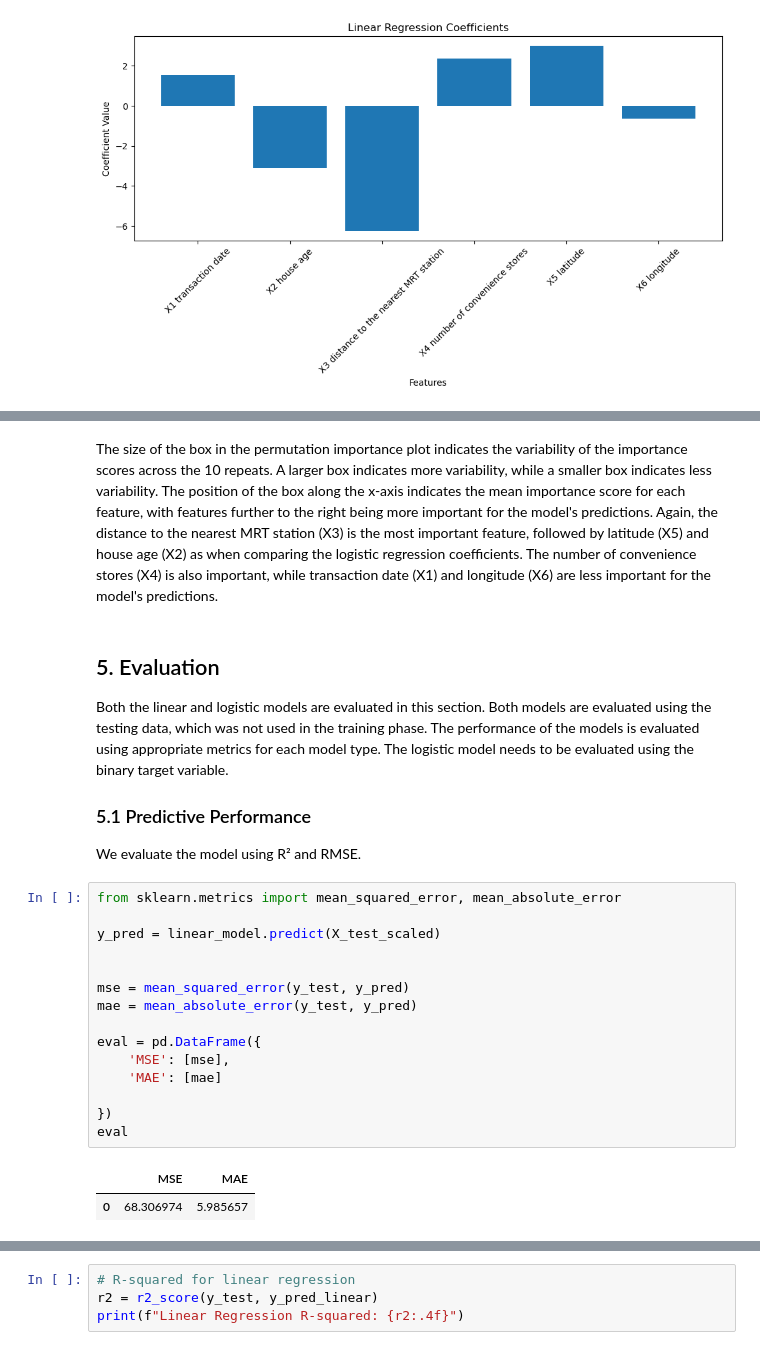
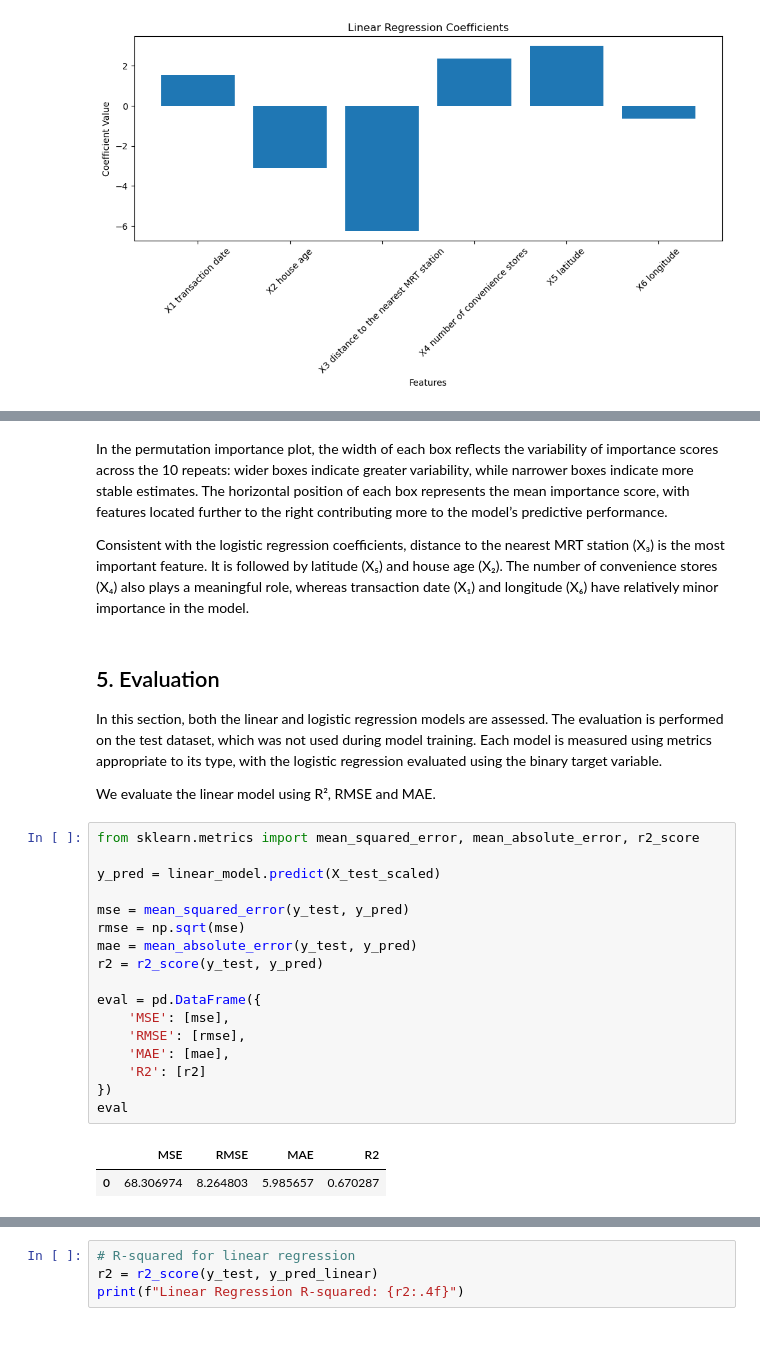
Before and after one commit to GeorgiiAf/machine_learning_assignments, a Jupyter notebook: Asssignment4.ipynb, the cells around one changed output, grey strips where cells are left out. Saved outputs shown, nothing was run; the diff lists cells and outputs as text.

Commit message:
refactored text , added metrics

```diff
--- a/Asssignment4.ipynb
+++ b/Asssignment4.ipynb
@@ -245,28 +244,30 @@ plt.show()
 # %% [markdown]
-The size of the box in the permutation importance plot indicates the variability of the importance scores across the 10 repeats. A larger box indicates more variability, while a smaller box indicates less variability. The position of the box along the x-axis indicates the mean importance score for each feature, with features further to the right being more important for the model's predictions. Again, the distance to the nearest MRT station (X3) is the most important feature, followed by latitude (X5) and house age (X2) as when comparing the logistic regression coefficients. The number of convenience stores (X4) is also important, while transaction date (X1) and longitude (X6) are less important for the model's predictions.
+In the permutation importance plot, the width of each box reflects the variability of importance scores across the 10 repeats: wider boxes indicate greater variability, while narrower boxes indicate more stable estimates. The horizontal position of each box represents the mean importance score, with features located further to the right contributing more to the model’s predictive performance.
+
+Consistent with the logistic regression coefficients, distance to the nearest MRT station (X₃) is the most important feature. It is followed by latitude (X₅) and house age (X₂). The number of convenience stores (X₄) also plays a meaningful role, whereas transaction date (X₁) and longitude (X₆) have relatively minor importance in the model.
 # %% [markdown]
 ## 5. Evaluation
-Both the linear and logistic models are evaluated in this section. Both models are evaluated using the testing data, which was not used in the training phase. The performance of the models is evaluated using appropriate metrics for each model type. The logistic model needs to be evaluated using the binary target variable.
+In this section, both the linear and logistic regression models are assessed. The evaluation is performed on the test dataset, which was not used during model training. Each model is measured using metrics appropriate to its type, with the logistic regression evaluated using the binary target variable.
 
-### 5.1 Predictive Performance
-
-We evaluate the model using R² and RMSE.
+We evaluate the linear model using R², RMSE and MAE.
 # %%
-from sklearn.metrics import mean_squared_error, mean_absolute_error
+from sklearn.metrics import mean_squared_error, mean_absolute_error, r2_score
 
 y_pred = linear_model.predict(X_test_scaled)
 
-
 mse = mean_squared_error(y_test, y_pred)
+rmse = np.sqrt(mse)
 mae = mean_absolute_error(y_test, y_pred)
+r2 = r2_score(y_test, y_pred)
 
 eval = pd.DataFrame({
     'MSE': [mse],
-    'MAE': [mae]
-
+    'RMSE': [rmse],
+    'MAE': [mae],
+    'R2': [r2]
 })
 eval
 # %% [output]
-|  | MSE | MAE |
-| 0 | 68.306974 | 5.985657 |
+|  | MSE | RMSE | MAE | R2 |
+| 0 | 68.306974 | 8.264803 | 5.985657 | 0.670287 |
 # %% [markdown]
```
Also changed, not shown: parts of 21 cells of this notebook.
